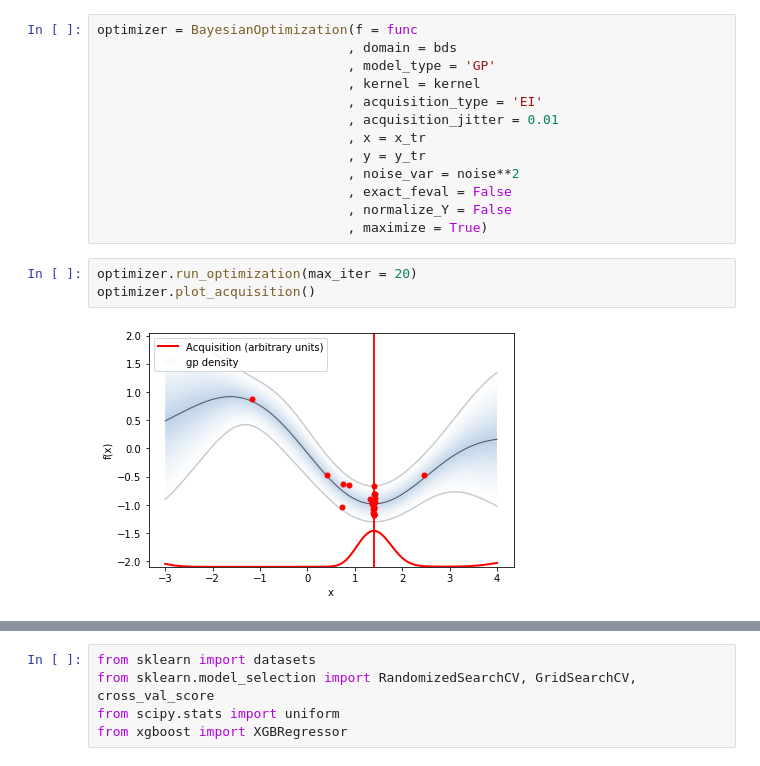
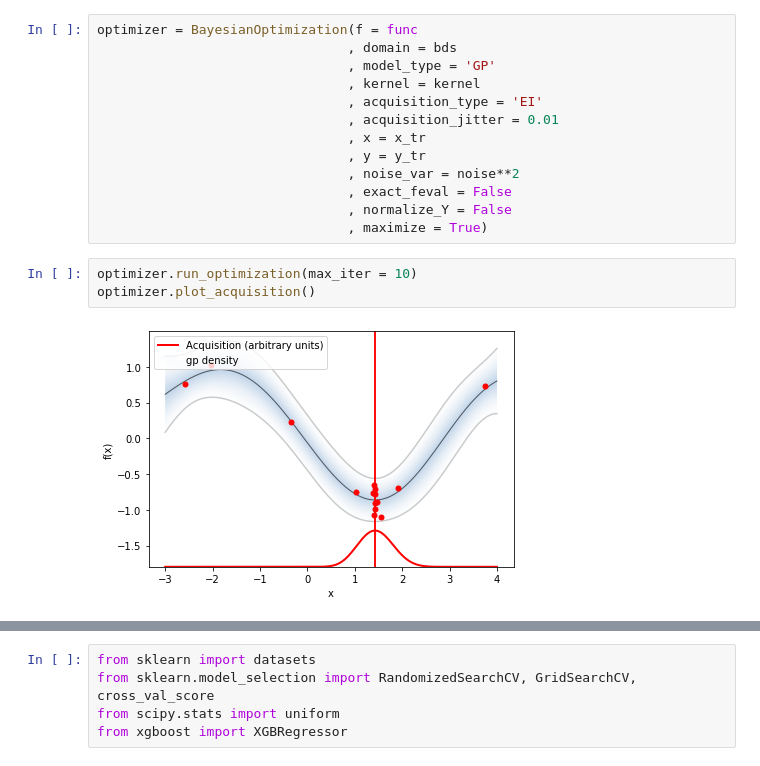
Before and after one commit to seolbluewings/Python, a Jupyter notebook: Bayesian Optimization.ipynb, the cells around one changed output, grey strips where cells are left out. Saved outputs shown, nothing was run; the diff lists cells and outputs as text.

Commit message:
Bayesian Optimization

```diff
--- a/Bayesian Optimization.ipynb
+++ b/Bayesian Optimization.ipynb
@@ -50,7 +57,7 @@ optimizer = BayesianOptimization(f = func
                                 , normalize_Y = False
                                 , maximize = True)
 # %%
-optimizer.run_optimization(max_iter = 20)
+optimizer.run_optimization(max_iter = 10)
 optimizer.plot_acquisition()
 # %% [output]
-[figure, old version]
+[figure, new version]
```
Also changed, not shown: parts of 13 cells of this notebook.
